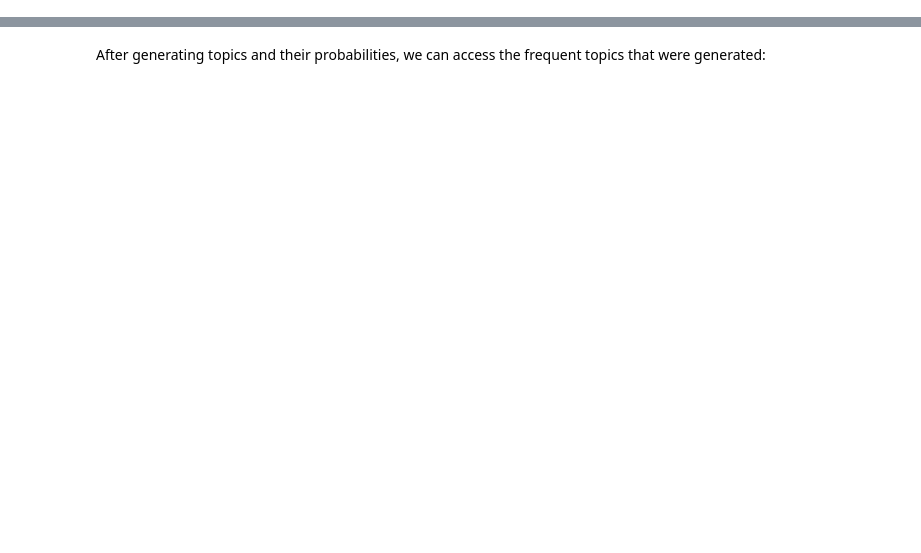
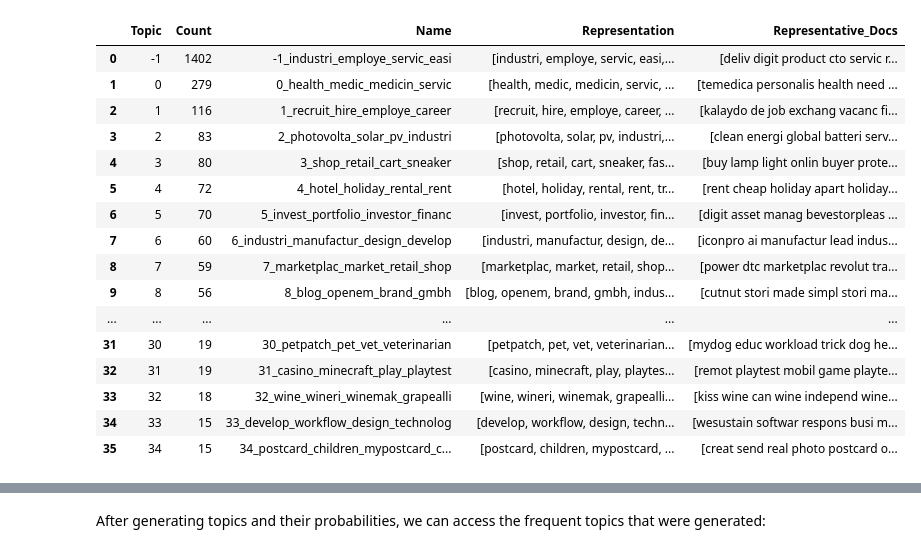
Before and after one commit to AleksandarIlievski/startup-clustering, a Jupyter notebook: notebooks/04 Clustering/BERTopic.ipynb, the cells around one changed output, grey strips where cells are left out. Saved outputs shown, nothing was run; the diff lists cells and outputs as text; code cells hidden in the pictures; blank space fills up the shorter version.

```diff
--- a/notebooks/04 Clustering/BERTopic.ipynb
+++ b/notebooks/04 Clustering/BERTopic.ipynb
@@ -121,0 +116,20 @@ topics, probs = topic_model.fit_transform(df['website_text_in_en'])
+# %%
+topic_model.get_topic_info()
+# %% [output]
+|  | Topic | Count | Name | Representation | Representative_Docs |
+| 0 | -1 | 1402 | -1_industri_employe_servic_easi | [industri, employe, servic, easi,... | [deliv digit product cto servic r... |
+| 1 | 0 | 279 | 0_health_medic_medicin_servic | [health, medic, medicin, servic, ... | [temedica personalis health need ... |
+| 2 | 1 | 116 | 1_recruit_hire_employe_career | [recruit, hire, employe, career, ... | [kalaydo de job exchang vacanc fi... |
+| 3 | 2 | 83 | 2_photovolta_solar_pv_industri | [photovolta, solar, pv, industri,... | [clean energi global batteri serv... |
+| 4 | 3 | 80 | 3_shop_retail_cart_sneaker | [shop, retail, cart, sneaker, fas... | [buy lamp light onlin buyer prote... |
+| 5 | 4 | 72 | 4_hotel_holiday_rental_rent | [hotel, holiday, rental, rent, tr... | [rent cheap holiday apart holiday... |
+| 6 | 5 | 70 | 5_invest_portfolio_investor_financ | [invest, portfolio, investor, fin... | [digit asset manag bevestorpleas ... |
+| 7 | 6 | 60 | 6_industri_manufactur_design_develop | [industri, manufactur, design, de... | [iconpro ai manufactur lead indus... |
+| 8 | 7 | 59 | 7_marketplac_market_retail_shop | [marketplac, market, retail, shop... | [power dtc marketplac revolut tra... |
+| 9 | 8 | 56 | 8_blog_openem_brand_gmbh | [blog, openem, brand, gmbh, indus... | [cutnut stori made simpl stori ma... |
+| ... | ... | ... | ... | ... | ... |
+| 31 | 30 | 19 | 30_petpatch_pet_vet_veterinarian | [petpatch, pet, vet, veterinarian... | [mydog educ workload trick dog he... |
+| 32 | 31 | 19 | 31_casino_minecraft_play_playtest | [casino, minecraft, play, playtes... | [remot playtest mobil game playte... |
+| 33 | 32 | 18 | 32_wine_wineri_winemak_grapealli | [wine, wineri, winemak, grapealli... | [kiss wine can wine independ wine... |
+| 34 | 33 | 15 | 33_develop_workflow_design_technolog | [develop, workflow, design, techn... | [wesustain softwar respons busi m... |
+| 35 | 34 | 15 | 34_postcard_children_mypostcard_c... | [postcard, children, mypostcard, ... | [creat send real photo postcard o... |
```
Also changed, not shown: parts of 44 cells of this notebook.
